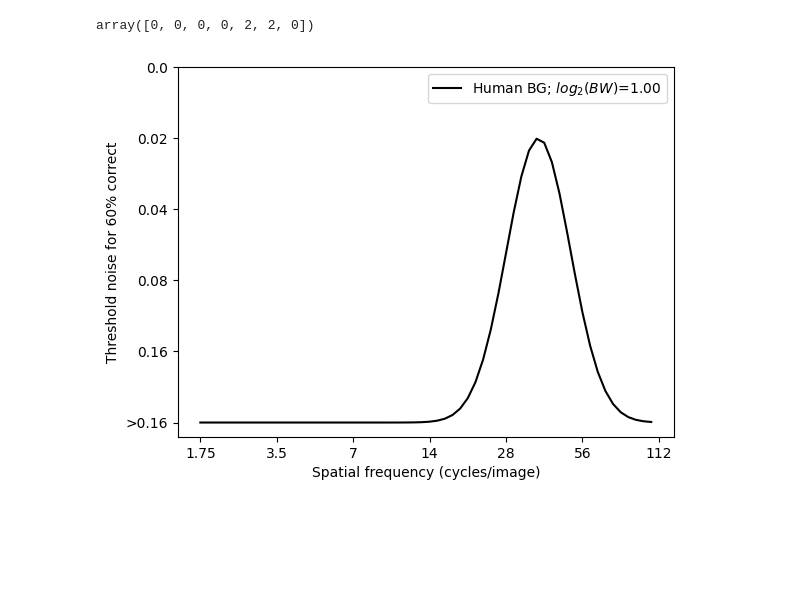
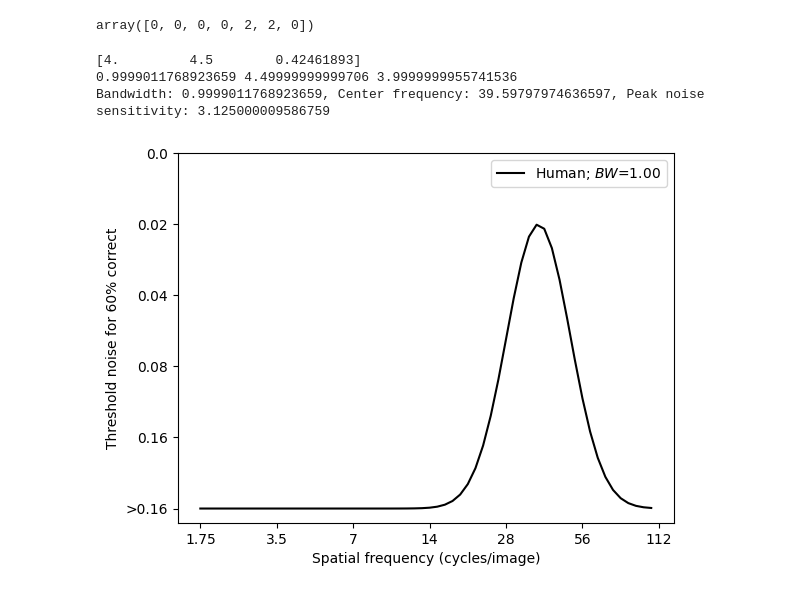
Before and after one commit to ajaysub110/critical-band-masking, a Jupyter notebook: humans/human_analysis.ipynb, the cells around one changed output. Cells and saved outputs as stored; diff of their text form; code cells hidden in the pictures; blank space fills up the shorter version.

```diff
--- a/humans/human_analysis.ipynb
+++ b/humans/human_analysis.ipynb
@@ -72,11 +72,7 @@ def get_sr_block_data(df, start_idx, n_samples, n_skip=0):
 	block_df = df.iloc[start_idx:start_idx + n_samples + 1]
 	return block_df[block_df["sender"] == "Stimulus & Response"][n_skip:]
 
-LEAVE_OUT_DFS = []
 for i, df in enumerate(dfs):
-	if df['url'][0]['srid'] in LEAVE_OUT_DFS:
-		continue
-
 	blocked_data = {}
 
 	for j, block in enumerate(blocks):
@@ -253,7 +249,7 @@ def find_thresholds(accuracy_matrix, threshold_acc=60):
 
 	return thresholds
 
-thresholds = find_thresholds(accuracy_matrix, 60)
+thresholds = find_thresholds(final_mat, 50)
 thresholds
 # %% [output]
 array([0, 0, 0, 0, 2, 2, 0])
@@ -267,33 +263,41 @@ def fit_gaussian(thresholds):
 
 	p0 = [1., 0., 1.]
 	coeff, var_matrix = curve_fit(gauss, np.arange(len(thresholds)), thresholds, p0=p0, bounds=((-np.inf,-np.inf,-np.inf),(4, np.inf, np.inf)))
+	print(coeff)
 	if 2.355 * coeff[2] < 9:
 		stderrs = np.sqrt(np.diag(var_matrix))
 
 	hist_fit = gauss(np.linspace(0, len(thresholds)-1, 60), *coeff)
 
-	bw = 2.355 * coeff[2] # For a gaussian, FWHM BW is sigma * 2 * sqrt(ln 2)
+	bw = 2 * np.sqrt(np.log(4)) * coeff[2] # For a gaussian, FWHM BW is sigma * 2 * sqrt(ln 4)
 	mean = coeff[1]
 	height = coeff[0]
 
 	return hist_fit, bw, mean, height
 
 gauss_fit, bw, mean, height = fit_gaussian(thresholds)
+print(bw, mean, height)
+print(
+	"Bandwidth: {}, Center frequency: {}, Peak noise sensitivity: {}".format(bw, 1.75 * 2 ** mean, 1 / (0.02 * 2 ** height))
+)
 fig, ax = plt.subplots()
 x = np.arange(0, 6, 6/60)
-ax.plot(x, gauss_fit, color='black', label="{}; $log_2(BW)$={:.2f}".format("Human", bw))
+ax.plot(x, gauss_fit, color='black', label="{}; $BW$={:.2f}".format("Human", bw))
 thresvar_list = list(map(str, [0.0, 0.02, 0.04, 0.08, 0.16, ">0.16"]))
 ax.set_yticks(np.arange(len(thresvar_list)))
 
 xtl = ax.get_xticklabels()
 xtl[1:-1] = cpi_list
 ax.set_xticklabels(xtl)
 ytl = ax.get_yticklabels()
 ytl = reversed(thresvar_list)
 ax.set_yticklabels(ytl)
 ax.set_xlabel("Spatial frequency (cycles/image)")
 ax.set_ylabel(f"Threshold noise for 60% correct")
 plt.legend()
 plt.show()
 # %% [output]
+[4.         4.5        0.42461893]
+0.9999011768923659 4.49999999999706 3.9999999955741536
+Bandwidth: 0.9999011768923659, Center frequency: 39.59797974636597, Peak noise sensitivity: 3.125000009586759
-[figure, old version]
+[figure, new version]
```
Also changed, not shown: parts of 1 cell of this notebook.
